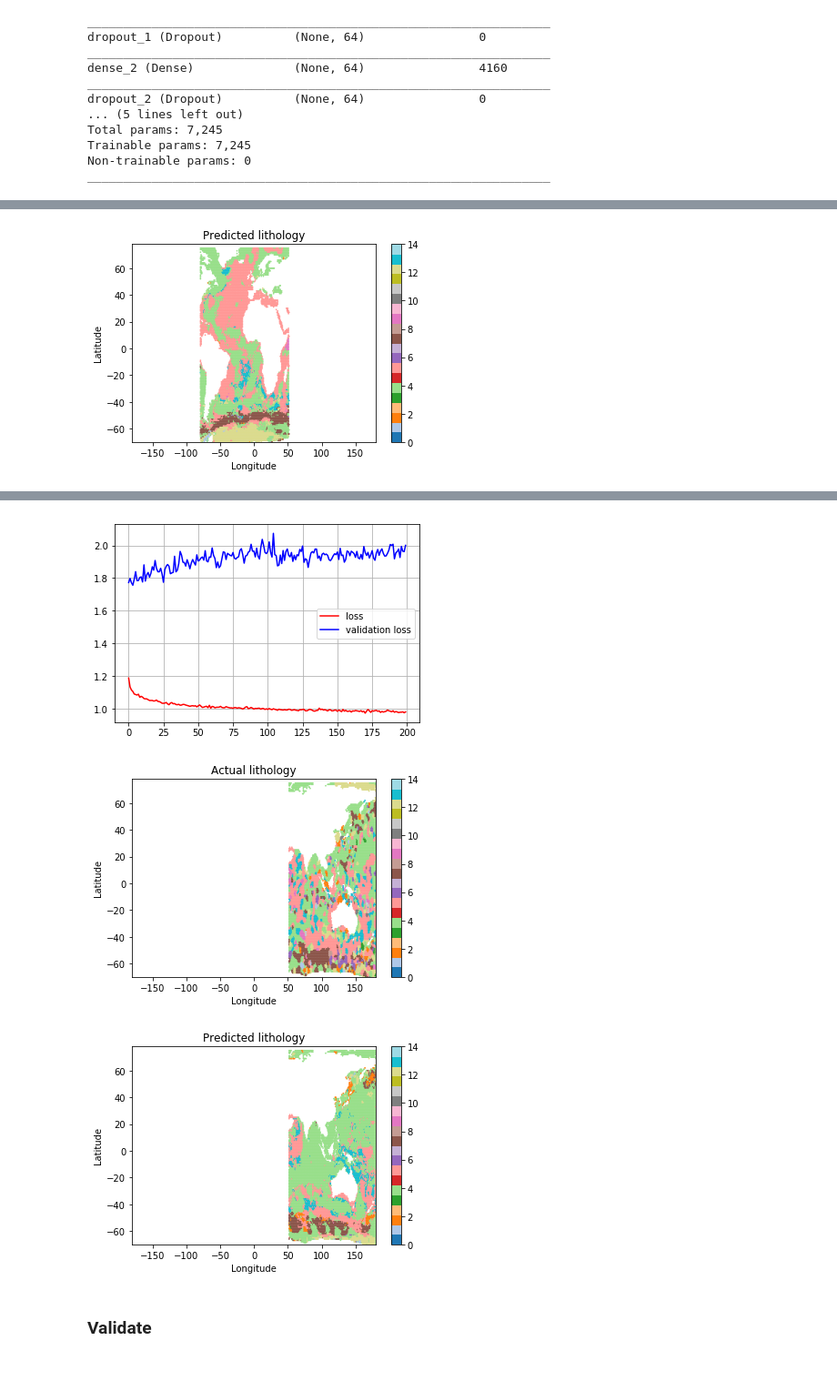
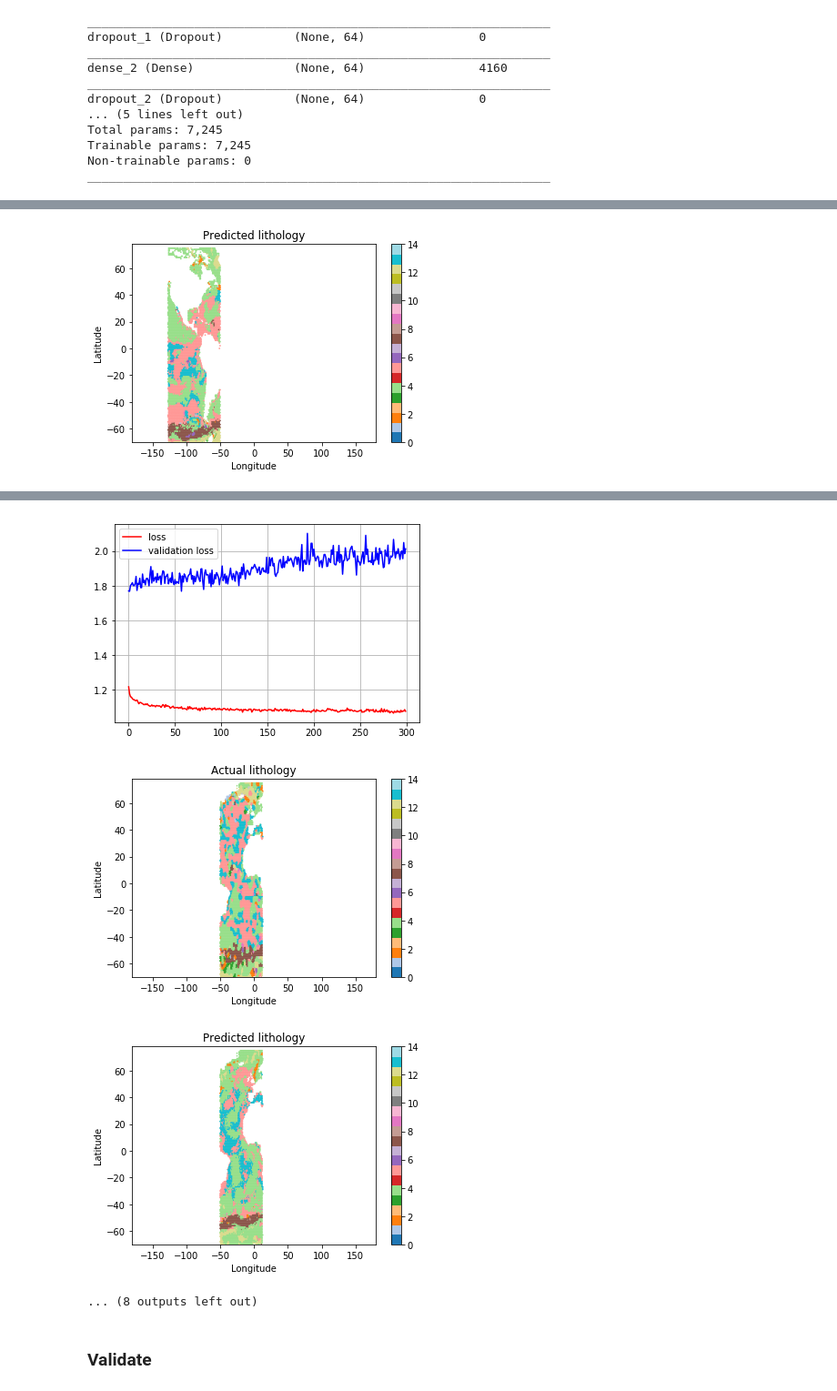
Before and after one commit to joyceyuu/sea, a Jupyter notebook: Keras Lithology 2.ipynb, the cells around one changed output, grey strips where cells are left out. Shown at 91% size. Drawn from its saved outputs; the diff is of its cells as text; code cells hidden in the pictures.

Commit message:
5 fold with validation_split nepochs=300

```diff
--- a/Keras Lithology 2.ipynb
+++ b/Keras Lithology 2.ipynb
@@ -168,12 +168,12 @@ Non-trainable params: 0
 _________________________________________________________________
 # %%
 # parameters for training
-epochs = 200
+epochs = 300
 batch_size = 5
 verbose = True
 
 # use 5 fold cross validation without shuffle
-kfold = KFold(n_splits=3, random_state=seed)
+kfold = KFold(n_splits=5, random_state=seed)
 lon = dfdata["longitude"].values
 lat = dfdata["latitude"].values
 
@@ -242 +242 @@ Epoch 200/200
-[figure, old version]
+[figure, new version]
@@ -260,6 +260,7 @@ Epoch 200/200
-[figure, old version]
+[figure, new version]
-[figure, old version]
+[figure, new version]
-[figure, old version]
+[figure, new version]
+... (8 outputs left out)
 # %% [markdown]
 ### Validate
 # %%
```
Also changed, not shown: parts of 3 cells of this notebook.
